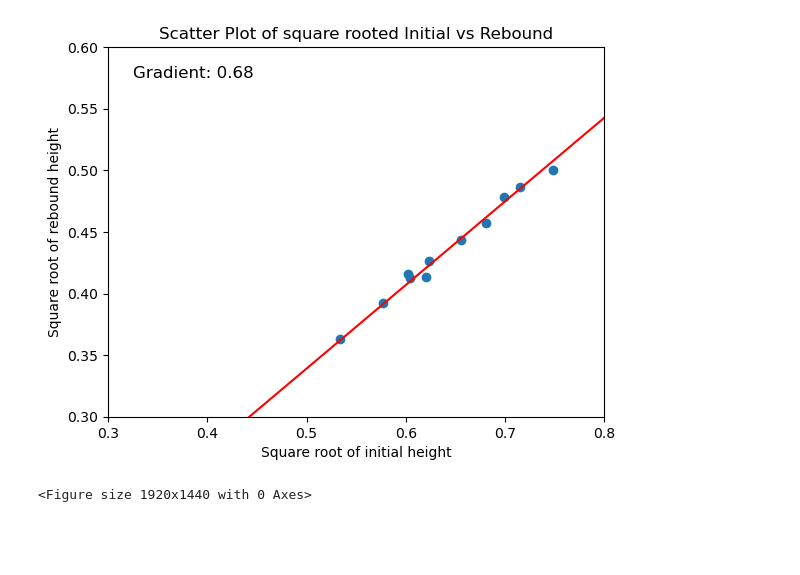
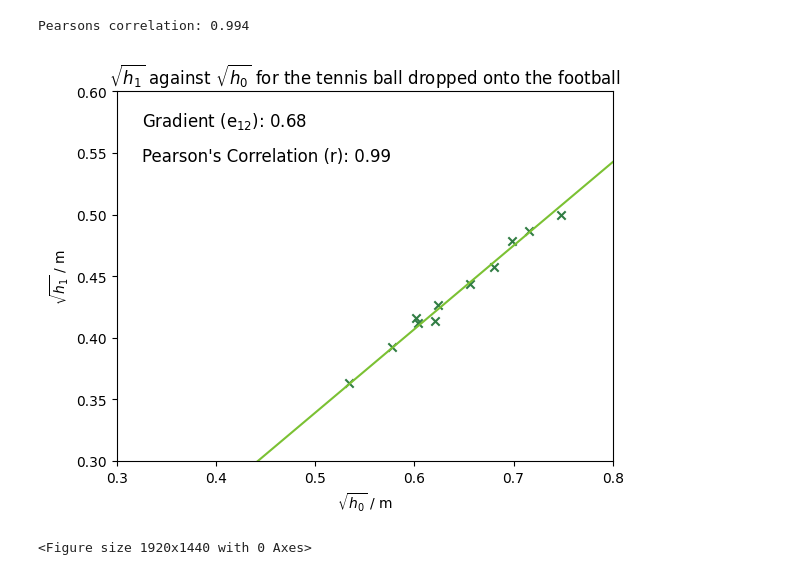
Before and after one commit to Aaryan-Varshney/practical-project-25, a Jupyter notebook: tennis-football-COR.ipynb, the cells around one changed output. Cells and saved outputs as stored; diff of their text form; code cells hidden in the pictures; blank space fills up the shorter version.

Commit message:
final e12 graph

```diff
--- a/tennis-football-COR.ipynb
+++ b/tennis-football-COR.ipynb
@@ -18,30 +16,40 @@ initial_sqrt = np.sqrt(initial)
 rebound_sqrt = np.sqrt(rebound)
 x = initial_sqrt
 y = rebound_sqrt
+
+corr, _ = pearsonr(x, y)
+print('Pearsons correlation: %.3f' % corr)
+# %% [output]
+Pearsons correlation: 0.994
 # %%
-plt.scatter(x, y)
+plt.scatter(x, y, marker ='x', color='#317d44')
 
-plt.xlabel('Square root of initial height')
-plt.ylabel('Square root of rebound height')
-plt.title('Scatter Plot of square rooted Initial vs Rebound')
+plt.xlabel(r'$\sqrt{h_0}$ / m')
+plt.ylabel(r'$\sqrt{h_1}$ / m')
+plt.title(r'$\sqrt{h_1}$ against $\sqrt{h_0}$ for the tennis ball dropped onto the football')
 
 # Calculate the slope of the trendline passing through the origin
 slope = np.sum(x * y) / np.sum(x * x)
 
 # Generate trendline values
 trendline_x = np.linspace(0, 1, 100)
 trendline_y = slope * trendline_x
 
 # Plot the trendline
-plt.plot(trendline_x, trendline_y, color='red')
-plt.text(0.05, 0.95, f'Gradient: {round(slope, 2)}', transform=plt.gca().transAxes, fontsize=12, verticalalignment='top')
+plt.plot(trendline_x, trendline_y, color='#7bc133')
+plt.text(0.05, 0.95,
+         f'Gradient (e$_{{12}}$):
+         {round(slope, 2)}', transform=plt.gca().transAxes, fontsize=12, verticalalignment='top')
+plt.text(0.05, 0.85,
+         f'Pearson\'s Correlation (r):
+         {round(corr, 2)}', transform=plt.gca().transAxes, fontsize=12, verticalalignment='top')
 
 # Set the scale of both axes to be from 0 to 1
+plt.ylim(0.3, 0.6)
 plt.xlim(0.3, 0.8)
-plt.ylim(0.3, 0.6)
 
 plt.figure(dpi=300)
 plt.show()
 # %% [output]
-[figure, old version]
+[figure, new version]
 <Figure size 1920x1440 with 0 Axes>
```
Also changed, not shown: parts of 1 cell of this notebook.
